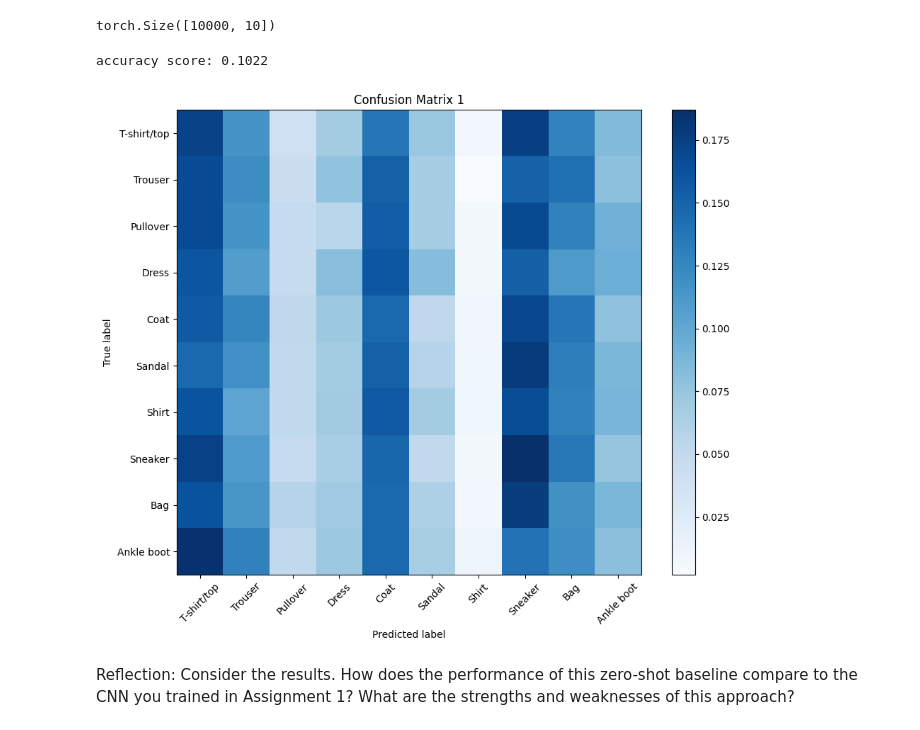
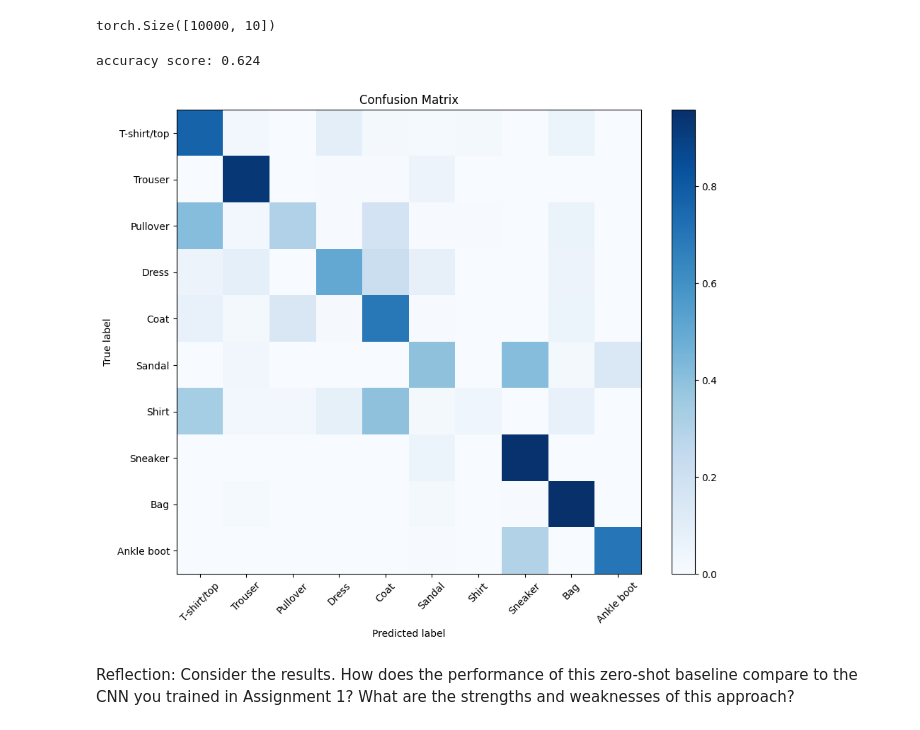
Before and after one commit to melcsk/deep_learning, a Jupyter notebook: 02_activities/assignments/assignment_2.ipynb, the cells around one changed output. Cells and saved outputs as stored; diff of their text form; code cells hidden in the pictures.

Commit message:
Fixed model experiment 1 by re-running image and text embedding steps.

```diff
--- a/02_activities/assignments/assignment_2.ipynb
+++ b/02_activities/assignments/assignment_2.ipynb
@@ -258,11 +256,11 @@ accuracy = accuracy_score(y_true, y_pred)
 
 # Report the confusion matrix
 
-def plot_confusion_matrix(y_true, y_pred, class_names, experiment):
+def plot_confusion_matrix(y_true, y_pred, class_names):
   cm = confusion_matrix(y_true, y_pred, normalize='true')
   plt.figure(figsize=(10, 8))
   plt.imshow(cm, interpolation='nearest', cmap=plt.cm.Blues)
-  plt.title(f'Confusion Matrix {experiment}')
+  plt.title('Confusion Matrix')
   plt.colorbar()
   tick_marks = np.arange(len(class_names))
   plt.xticks(tick_marks, class_names, rotation=45)
@@ -273,10 +271,10 @@ def plot_confusion_matrix(y_true, y_pred, class_names, experiment):
   plt.show()
 # %%
 print(f'accuracy score: {accuracy}')
-plot_confusion_matrix(y_true, y_pred, CLASS_NAMES, 1)
+plot_confusion_matrix(y_true, y_pred, CLASS_NAMES)
 # %% [output]
-accuracy score: 0.1022
+accuracy score: 0.624
-[figure, old version]
+[figure, new version]
 # %% [markdown]
 Reflection: Consider the results. How does the performance of this zero-shot baseline compare to the CNN you trained in Assignment 1? What are the strengths and weaknesses of this approach?
 # %% [markdown]
```
Also changed, not shown: parts of 4 cells of this notebook.
